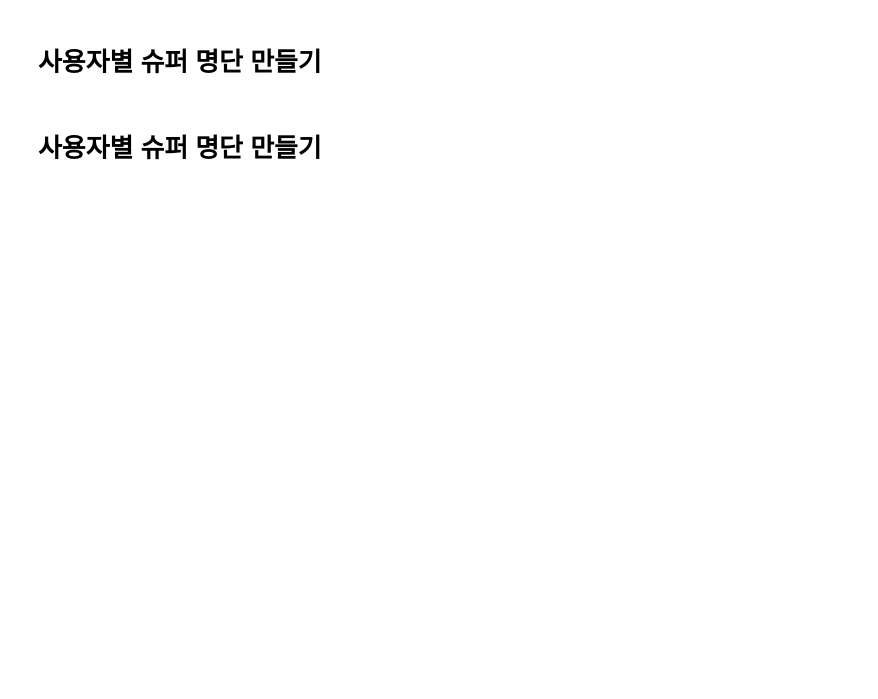
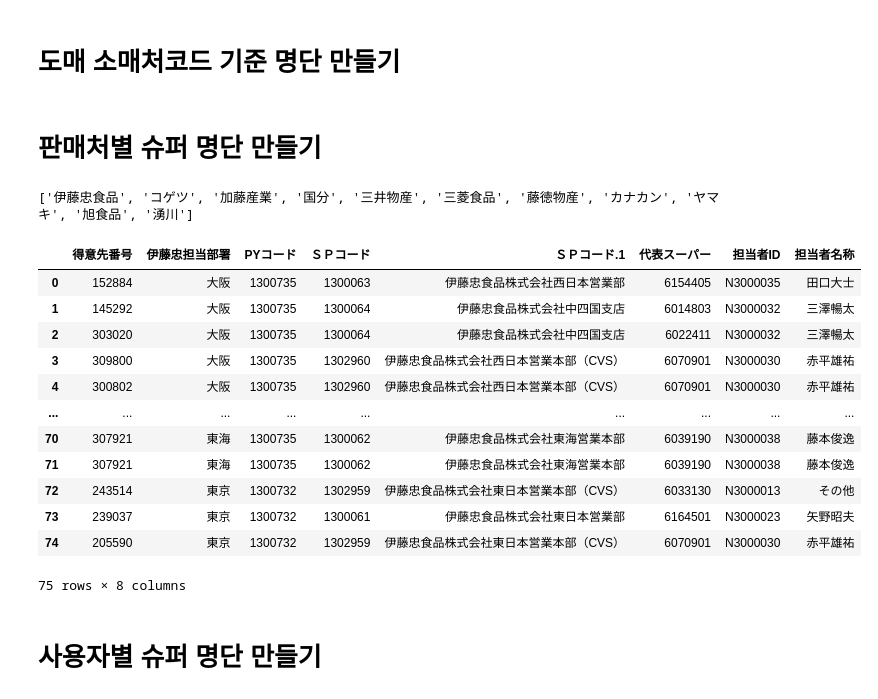
Before and after one commit to mushrhyme/easy-rebate, a Jupyter notebook: notepad.ipynb, the cells around one changed output. Drawn from its saved outputs; the diff is of its cells as text; code cells hidden in the pictures; blank space fills up the shorter version.

```diff
--- a/notepad.ipynb
+++ b/notepad.ipynb
@@ -1,4 +1,6 @@
 # %%
 import pandas as pd
+# %% [markdown]
+# 도매 소매처코드 기준 명단 만들기
 # %% [markdown]
-# 사용자별 슈퍼 명단 만들기
+# 판매처별 슈퍼 명단 만들기
@@ -23,0 +7,25 @@ import pandas as pd
+# %%
+import pandas as pd
+
+# 엑셀 파일의 시트명 목록 보기
+excel_file = pd.ExcelFile("/Users/nongshim/Downloads/問屋取引先コード・小売店コード26.01.27.xlsx")
+print(excel_file.sheet_names)
+df_1 = pd.read_excel("/Users/nongshim/Downloads/問屋取引先コード・小売店コード26.01.27.xlsx", sheet_name=excel_file.sheet_names[0], skiprows=1).iloc[:, 1:]
+# %% [output]
+['伊藤忠食品', 'コゲツ', '加藤産業', '国分', '三井物産', '三菱食品', '藤徳物産', 'カナカン', 'ヤマキ', '旭食品', '湧川']
+# %%
+df_1.columns = []
+# %% [output]
+|  | 得意先番号 | 伊藤忠担当部署 | PYコード | ＳＰコード | ＳＰコード.1 | 代表スーパー | 担当者ID | 担当者名称 |
+| 0 | 152884 | 大阪 | 1300735 | 1300063 | 伊藤忠食品株式会社西日本営業部 | 6154405 | N3000035 | 田口大士 |
+| 1 | 145292 | 大阪 | 1300735 | 1300064 | 伊藤忠食品株式会社中四国支店 | 6014803 | N3000032 | 三澤暢太 |
+| 2 | 303020 | 大阪 | 1300735 | 1300064 | 伊藤忠食品株式会社中四国支店 | 6022411 | N3000032 | 三澤暢太 |
+| 3 | 309800 | 大阪 | 1300735 | 1302960 | 伊藤忠食品株式会社西日本営業本部（CVS） | 6070901 | N3000030 | 赤平雄祐 |
+| 4 | 300802 | 大阪 | 1300735 | 1302960 | 伊藤忠食品株式会社西日本営業本部（CVS） | 6070901 | N3000030 | 赤平雄祐 |
+| ... | ... | ... | ... | ... | ... | ... | ... | ... |
+| 70 | 307921 | 東海 | 1300735 | 1300062 | 伊藤忠食品株式会社東海営業本部 | 6039190 | N3000038 | 藤本俊逸 |
+| 71 | 307921 | 東海 | 1300735 | 1300062 | 伊藤忠食品株式会社東海営業本部 | 6039190 | N3000038 | 藤本俊逸 |
+| 72 | 243514 | 東京 | 1300732 | 1302959 | 伊藤忠食品株式会社東日本営業本部（CVS） | 6033130 | N3000013 | その他 |
+| 73 | 239037 | 東京 | 1300732 | 1300061 | 伊藤忠食品株式会社東日本営業部 | 6164501 | N3000023 | 矢野昭夫 |
+| 74 | 205590 | 東京 | 1300732 | 1302959 | 伊藤忠食品株式会社東日本営業本部（CVS） | 6070901 | N3000030 | 赤平雄祐 |
+75 rows × 8 columns
```
Also changed, not shown: parts of 11 cells of this notebook, 8 other files.
